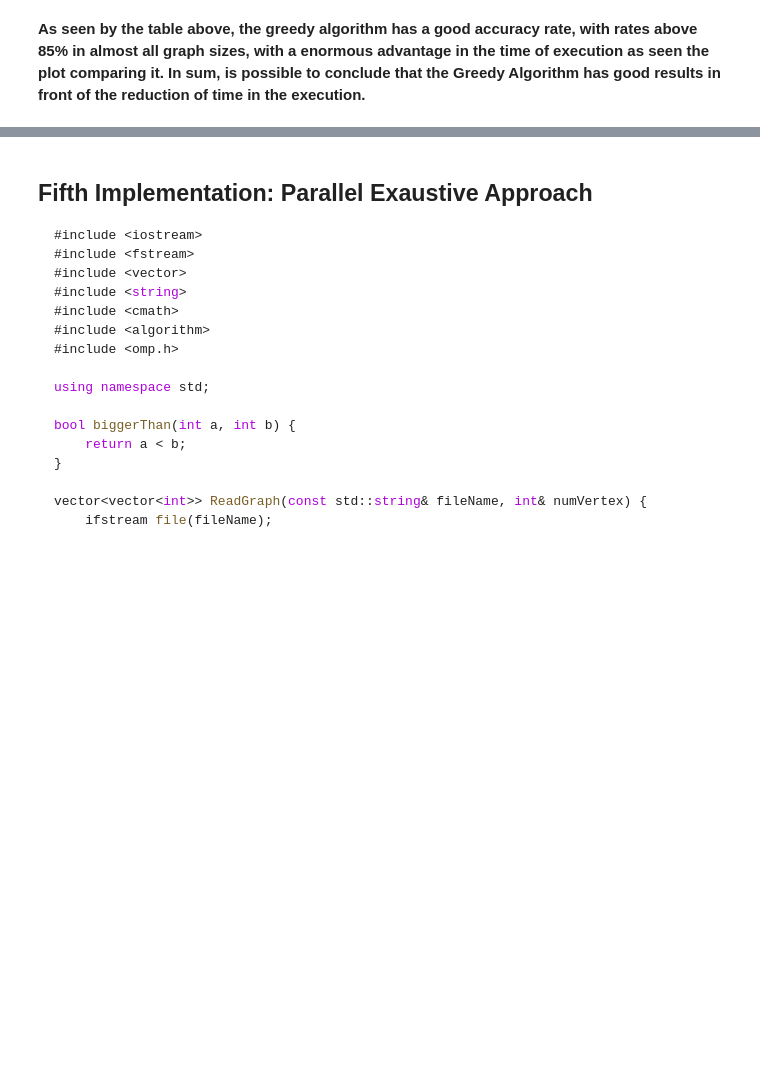
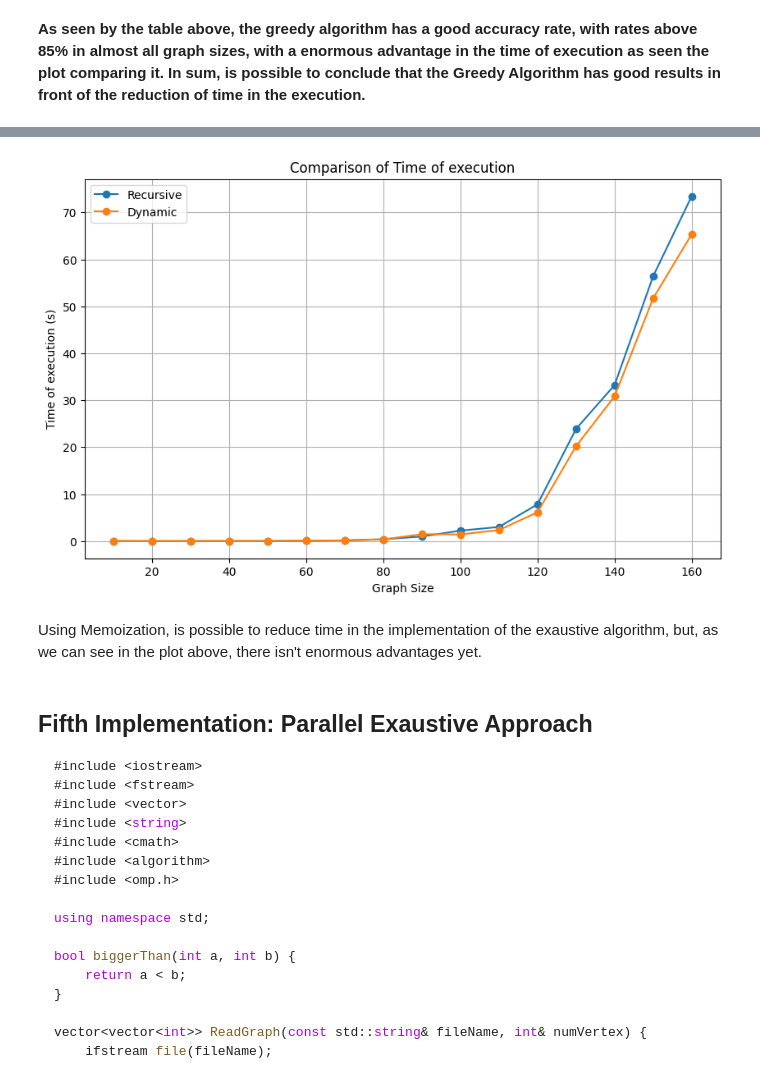
Before and after one commit to matheus-1618/Maximal-Clique-Problem, a Jupyter notebook: src/Report.ipynb, the cells around one changed output, grey strips where cells are left out. Saved outputs shown, nothing was run; the diff lists cells and outputs as text; code cells hidden in the pictures; blank space fills up the shorter version.

```diff
--- a/src/Report.ipynb
+++ b/src/Report.ipynb
@@ -632,0 +636,29 @@ int main() {
+# %%
+recursive_times = []
+dynamic_times = []
+recursive_cliques= []
+dynamic_cliques = []
+tamanhos = list(range(10,170,10))
+
+# Create an empty DataFrame
+df = pd.DataFrame(columns=['Graph Size', 'Recursive Clique', 'Dynamic Programming Clique'])
+
+for size in tamanhos:
+    generate_graph(size, False)
+
+    start = time.perf_counter()
+    proc_recursive = subprocess.run(['./1_exaustive_recursive'], text=True, capture_output=True)
+    end = time.perf_counter()
+    recursive_times.append(end-start)
+    recursive_cliques.append(int(proc_recursive.stdout.split(":")[1].split(" ")[1]))
+
+    start = time.perf_counter()
+    proc_verification = subprocess.run(['./4_dynamic_programming'], text=True, capture_output=True)
+    end = time.perf_counter()
+    dynamic_times.append(end-start)
+    dynamic_cliques.append(int(proc_verification.stdout.split(":")[1].split(" ")[1]))
+
+df['Graph Size'] = tamanhos
+df["Recursive Clique"] = recursive_cliques
+df['Dynamic Programming Clique'] = dynamic_cliques
+df
@@ -633,3 +683,18 @@ int main() {
+# %%
+plt.figure(figsize=(10, 6))
+plt.plot(df['Graph Size'], recursive_times, label='Recursive', marker='o')
+plt.plot(df['Graph Size'], dynamic_times, label='Dynamic', marker='o')
+
+plt.xlabel('Graph Size')
+plt.ylabel('Time of execution (s)')
+plt.title('Comparison of Time of execution')
+plt.legend()
+plt.grid(True)
+plt.show()
+# %% [output]
+[figure, added]
+# %% [markdown]
+Using Memoization, is possible to reduce time in the implementation of the exaustive algorithm, but, as we can see in the plot above, there isn't enormous advantages yet.
 # %% [markdown]
 ## Fifth Implementation: Parallel Exaustive Approach
 
```
Also changed, not shown: parts of 5 cells of this notebook.
